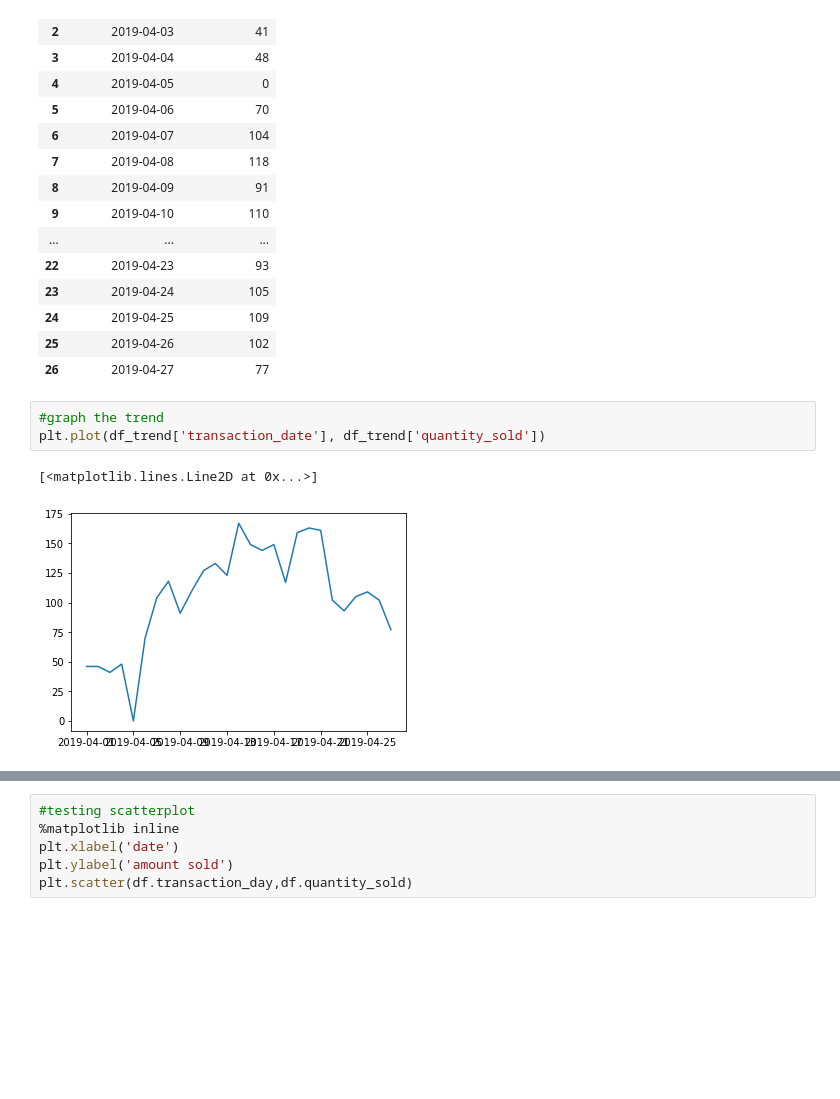
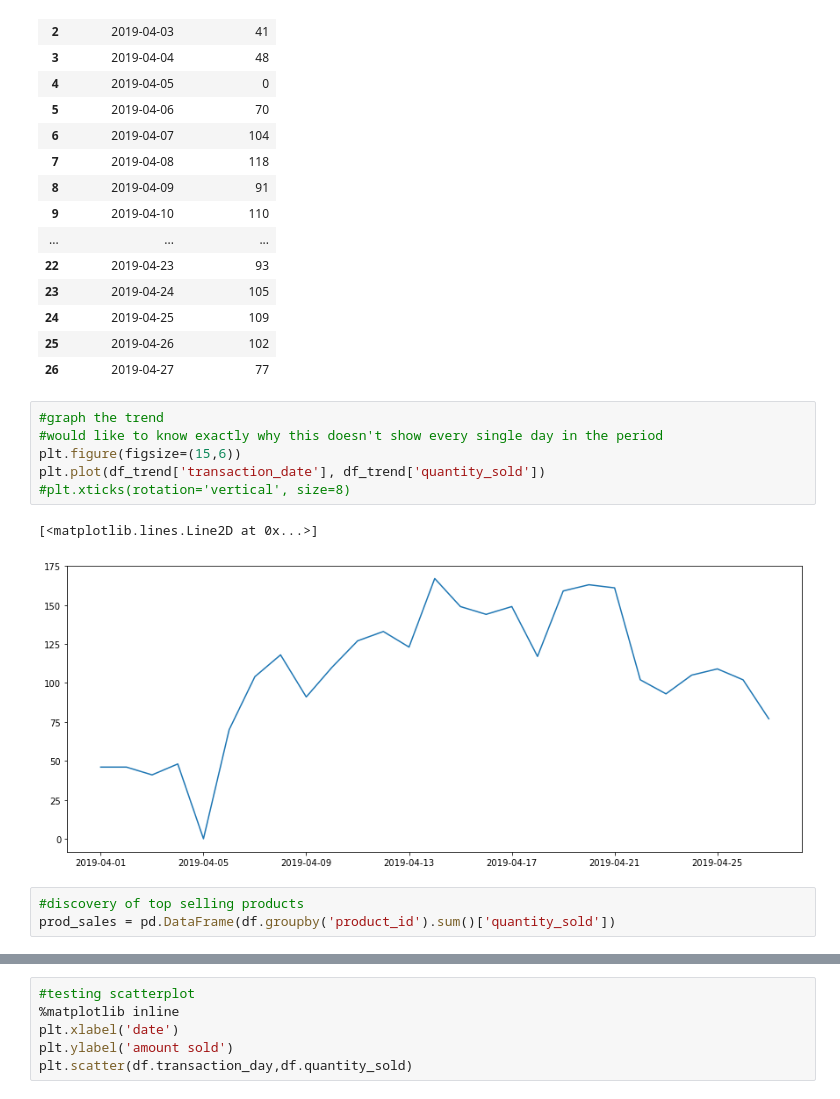
Before and after one commit to CincodeCuatro/ML, a Jupyter notebook: coffee.ipynb, the cells around one changed output, grey strips where cells are left out. Cells and saved outputs as stored; diff of their text form; blank space fills up the shorter version.

Commit message:
Add files via upload
added interesting top trending sales

```diff
--- a/coffee.ipynb
+++ b/coffee.ipynb
@@ -139,9 +139,15 @@ df_trend
 | 24 | 2019-04-25 | 109 |
 | 25 | 2019-04-26 | 102 |
 | 26 | 2019-04-27 | 77 |
-# %%
-#graph the trend
-plt.plot(df_trend['transaction_date'], df_trend['quantity_sold'])
-# %% [output]
-[<matplotlib.lines.Line2D at 0x...>]
-[figure, removed]
+# %%
+#graph the trend
+#would like to know exactly why this doesn't show every single day in the period
+plt.figure(figsize=(15,6))
+plt.plot(df_trend['transaction_date'], df_trend['quantity_sold'])
+#plt.xticks(rotation='vertical', size=8)
+# %% [output]
+[<matplotlib.lines.Line2D at 0x...>]
+[figure, added]
+# %%
+#discovery of top selling products
+prod_sales = pd.DataFrame(df.groupby('product_id').sum()['quantity_sold'])
```
Also changed, not shown: parts of 2 cells of this notebook.
